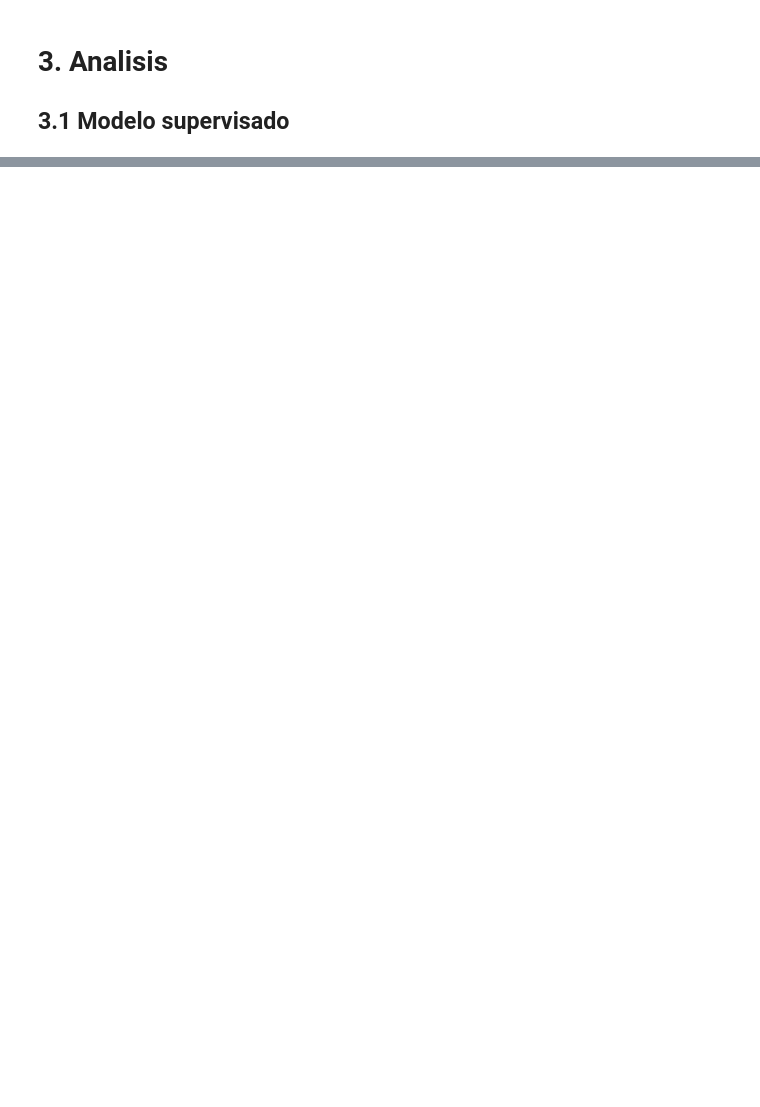
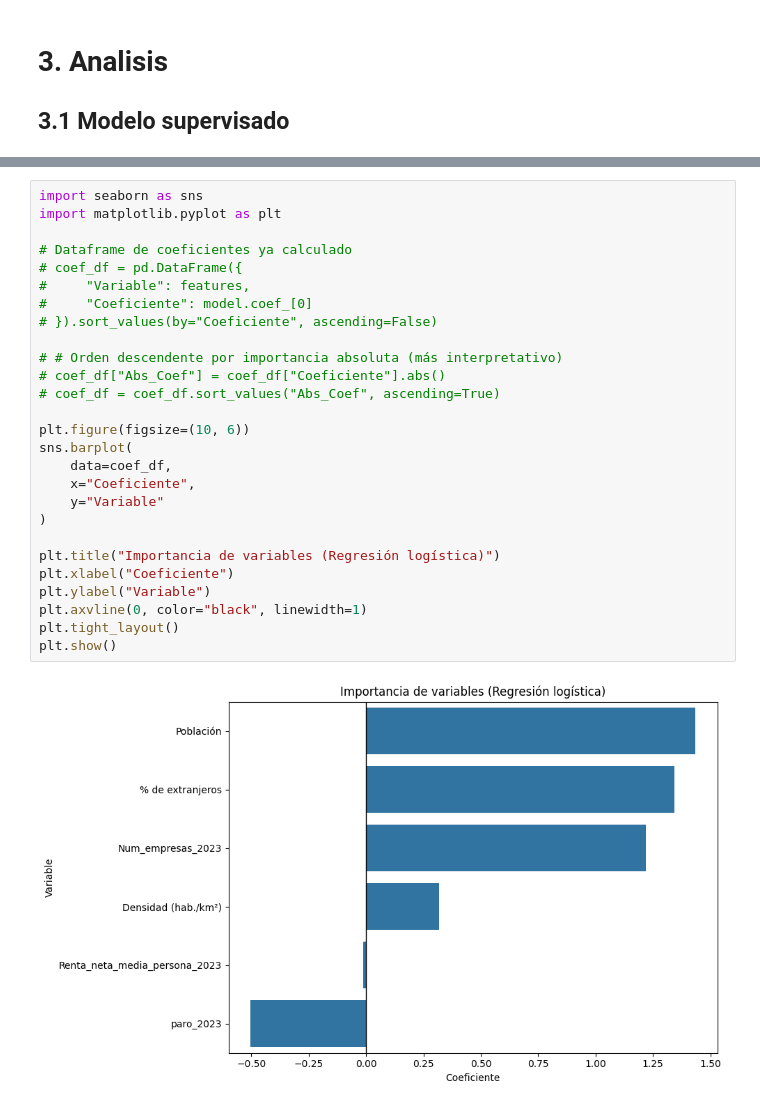
Before and after one commit to blancagomezsanz/Practica2-Tipologia-y-ciclo-de-vida-de-los-datos-, a Jupyter notebook: practica2_tipologia.ipynb, the cells around one changed output, grey strips where cells are left out. Saved outputs shown, nothing was run; the diff lists cells and outputs as text; blank space fills up the shorter version.

```diff
--- a/practica2_tipologia.ipynb
+++ b/practica2_tipologia.ipynb
@@ -613,0 +439,29 @@ plt.show()
+# %%
+import seaborn as sns
+import matplotlib.pyplot as plt
+
+# Dataframe de coeficientes ya calculado
+# coef_df = pd.DataFrame({
+#     "Variable": features,
+#     "Coeficiente": model.coef_[0]
+# }).sort_values(by="Coeficiente", ascending=False)
+
+# # Orden descendente por importancia absoluta (más interpretativo)
+# coef_df["Abs_Coef"] = coef_df["Coeficiente"].abs()
+# coef_df = coef_df.sort_values("Abs_Coef", ascending=True)
+
+plt.figure(figsize=(10, 6))
+sns.barplot(
+    data=coef_df,
+    x="Coeficiente",
+    y="Variable"
+)
+
+plt.title("Importancia de variables (Regresión logística)")
+plt.xlabel("Coeficiente")
+plt.ylabel("Variable")
+plt.axvline(0, color="black", linewidth=1)
+plt.tight_layout()
+plt.show()
+# %% [output]
+[figure, added]
```
Also changed, not shown: parts of 37 cells of this notebook, 2 other files.
